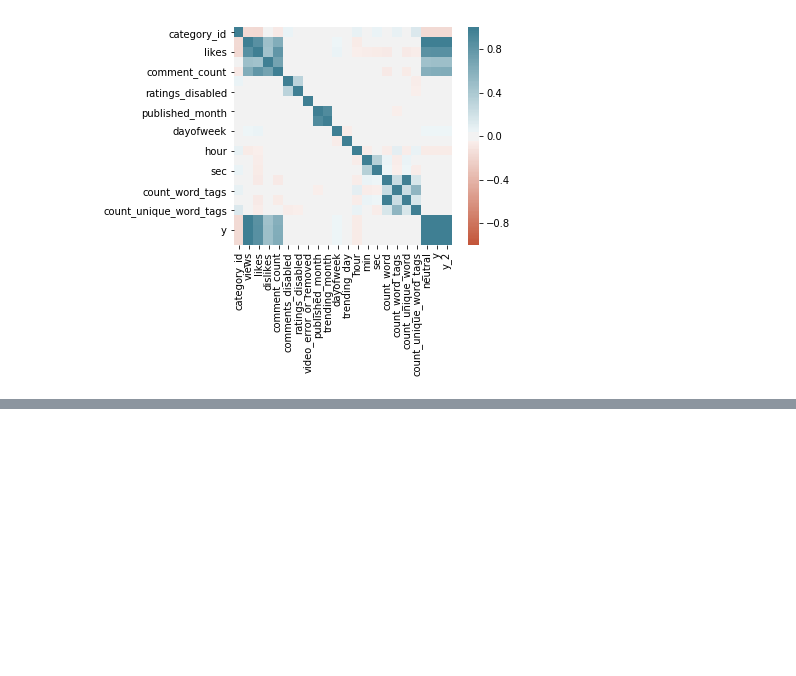
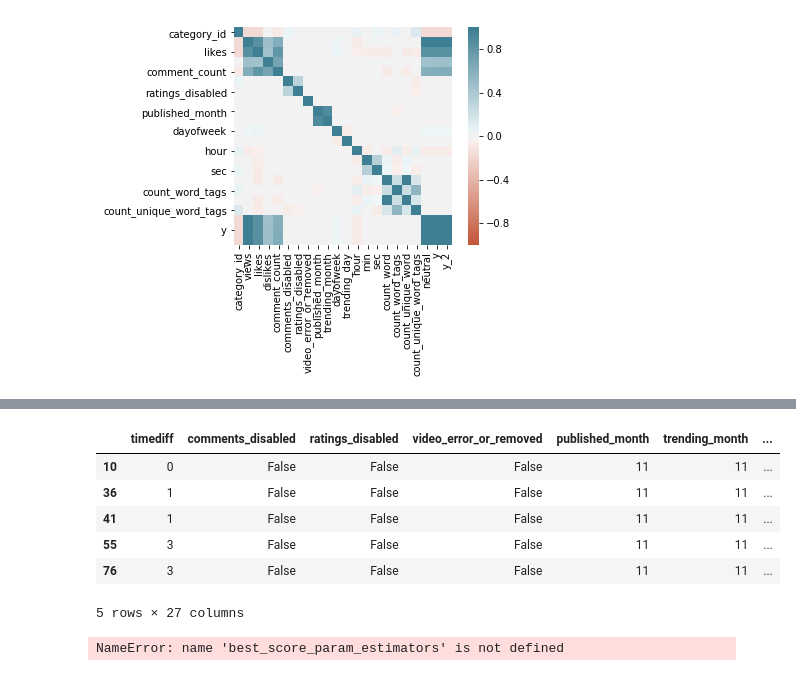
Before and after one commit to Tann10/YouTube, a Jupyter notebook: data-mining/EDA.ipynb, the cells around one changed output, grey strips where cells are left out. Drawn from its saved outputs; the diff is of its cells as text; code cells hidden in the pictures; blank space fills up the shorter version.

```diff
--- a/data-mining/EDA.ipynb
+++ b/data-mining/EDA.ipynb
@@ -332,8 +283,12 @@ Index(['video_id', 'trending_date', 'title', 'channel_title', 'category_id',
 # %%
-def outcome(unprocessed_df, w1,w2,w3, iter = 1):
-    unprocessed_df['neutral']=unprocessed_df['views']-unprocessed_df['likes']-unprocessed_df['dislikes']
-    y=w1*unprocessed_df['likes']+w2*unprocessed_df['neutral']+w3*unprocessed_df['dislikes']
-    unprocessed_df["y_cat_"+ str(iter)] =pd.qcut(y,3,labels=["low", "medium", "high"])
+def outcome(unprocessed_df, w1,w2,w3, num):
+    print(w3)
+
+    unprocessed_df['neutral'] = unprocessed_df['views']-unprocessed_df['likes']-unprocessed_df['dislikes']
+
+    y = w1*unprocessed_df['likes']+w2*unprocessed_df['neutral']+w3*unprocessed_df['dislikes']
+    y.sum()
+    unprocessed_df["y_cat_"+ str(num)] =pd.qcut(y ,3,labels=["low", "medium", "high"])
     return unprocessed_df
 
 unprocessed_df = outcome(unprocessed_df, 1/3,1/3,1/3, 1) # equally important
@@ -383,0 +307,3 @@ corr
+# %%
+unprocessed_df['timediff'] = (unprocessed_df['trending_date'] - unprocessed_df['publish_time']).dt.days
+unprocessed_df['timediff'][:5]
@@ -383,0 +317,6 @@ corr
+# %%
+y = unprocessed_df['y_cat_2']
+X = unprocessed_df[['timediff', 'comments_disabled', 'ratings_disabled', 'comment_count',
+       'video_error_or_removed', 'category_name', 'published_month', 'trending_month',
+       'publish_weekend','trending_weekend','hour', 'count_word',
+       'count_tags']]
@@ -383,0 +489,11 @@ corr
+# %%
+X = pd.get_dummies(data = X)
+X.head()
+# %% [output]
+|  | timediff | comments_disabled | ratings_disabled | video_error_or_removed | published_month | trending_month | ... |
+| 10 | 0 | False | False | False | 11 | 11 | ... |
+| 36 | 1 | False | False | False | 11 | 11 | ... |
+| 41 | 1 | False | False | False | 11 | 11 | ... |
+| 55 | 3 | False | False | False | 11 | 11 | ... |
+| 76 | 3 | False | False | False | 11 | 11 | ... |
+5 rows × 27 columns
@@ -383,0 +518,10 @@ corr
+# %%
+best_score_param_estimators = sorted(best_score_param_estimators, key=lambda x : x[0], reverse=True)
+
+# For each [best_score_, best_params_, best_estimator_]
+for best_score_param_estimator in best_score_param_estimators:
+    # Print out [best_score_, best_params_, best_estimator_], where best_estimator_ is a pipeline
+    # Since we only print out the type of classifier of the pipeline
+    print([best_score_param_estimator[0], best_score_param_estimator[1], type(best_score_param_estimator[2].named_steps['clf'])], end='\n\n')
+# %% [output]
+NameError: name 'best_score_param_estimators' is not defined
```
Also changed, not shown: parts of 39 cells of this notebook.
